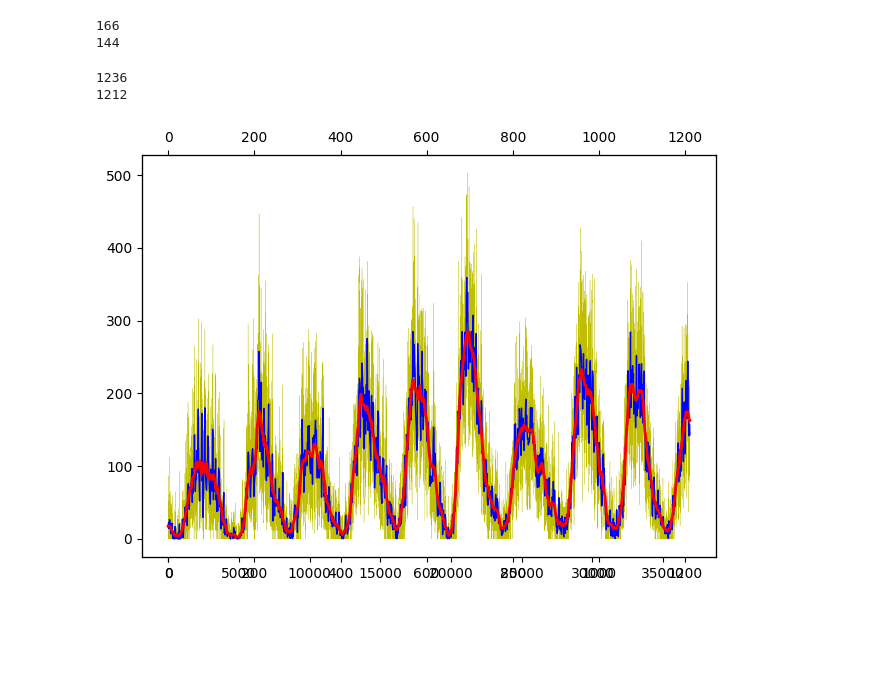
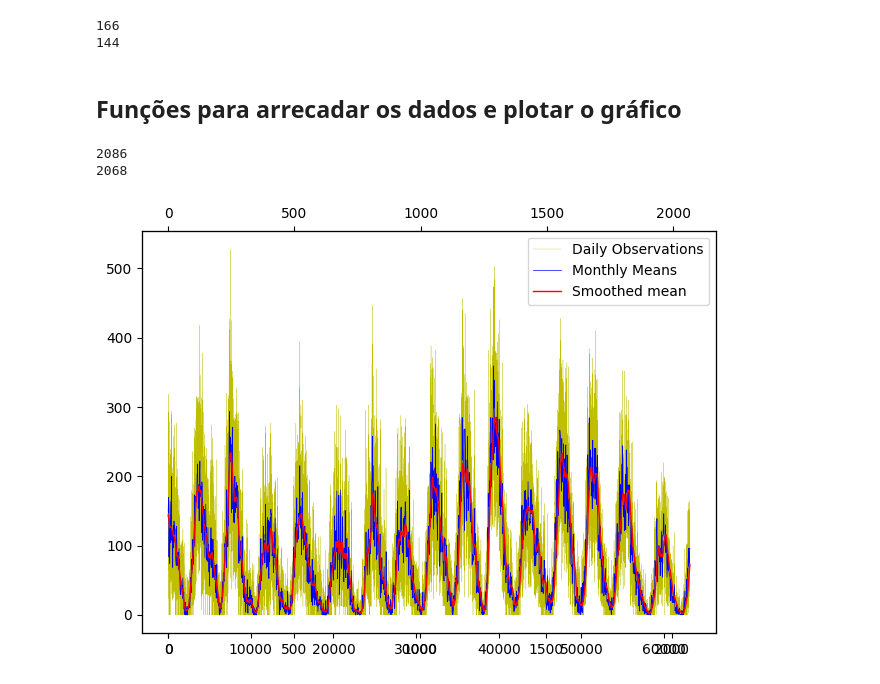
Before and after one commit to Lucas-E/Solar-Spot-Analysis---Drielly-Machado, a Jupyter notebook: prova.ipynb, the cells around one changed output. Saved outputs shown, nothing was run; the diff lists cells and outputs as text; code cells hidden in the pictures; blank space fills up the shorter version.

Commit message:
Todas as funções prontas, testadas e funcionando

```diff
--- a/prova.ipynb
+++ b/prova.ipynb
@@ -346,6 +369,8 @@ means = smoothedMeanByInterval(2010,2021,monthly)
 # %% [output]
 166
 144
+# %% [markdown]
+## Funções para arrecadar os dados e plotar o gráfico
 # %%
 import matplotlib.pyplot as plt
 # %%
@@ -378,21 +406,33 @@ def dataForGraph(daily, monthly, start, end):
 # %%
-data = dataForGraph(daily, monthly, 1900, 2000)
+data = dataForGraph(daily, monthly, 1850, 2022)
 # %% [output]
-1236
-1212
+2086
+2068
 # %%
-fig, ax = plt.subplots()
-ax.set_aspect('auto')
-ax.plot(data['day'], linewidth=.2, color="y")
+def createGraph(data):
+    fig, ax = plt.subplots()
+    ax.set_aspect('auto')
+    line1 = ax.plot(data['day'], linewidth=.2, color="y", label="Daily Observations")
+    #ax.legend(loc=1)
+    fig.tight_layout()  # otherwise the right y-label is slightly clipped
 
-ax2 = ax.twiny()
-ax2.plot(data['month'], linewidth=1, color="b")
-fig.tight_layout()  # otherwise the right y-label is slightly clipped
+    ax2 = ax.twiny()
+    line2=ax2.plot(data['month'], linewidth=.5, color="b", label="Monthly Means")
+    #ax2.legend(loc=2)
+    fig.tight_layout()  # otherwise the right y-label is slightly clipped
 
-ax3 = ax2.twiny()
-ax3.plot(data['smoothed'], linewidth=2, color="r")
-fig.tight_layout()  # otherwise the right y-label is slightly clipped
 
-plt.show()
+    ax3 = ax2.twiny()
+    line3=ax3.plot(data['smoothed'], linewidth=1, color="r", label="Smoothed mean")
+    #ax3.legend(loc=2)
+    fig.tight_layout()  # otherwise the right y-label is slightly clipped
+
+    lins = line1+line2+line3
+    labs = [l.get_label() for l in lins]
+    ax.legend(lins,labs,loc=0)
+
+    plt.show()
-# %% [output]
-[figure, removed]
+# %%
+createGraph(data)
+# %% [output]
+[figure, added]
```
Also changed, not shown: parts of 13 cells of this notebook.
